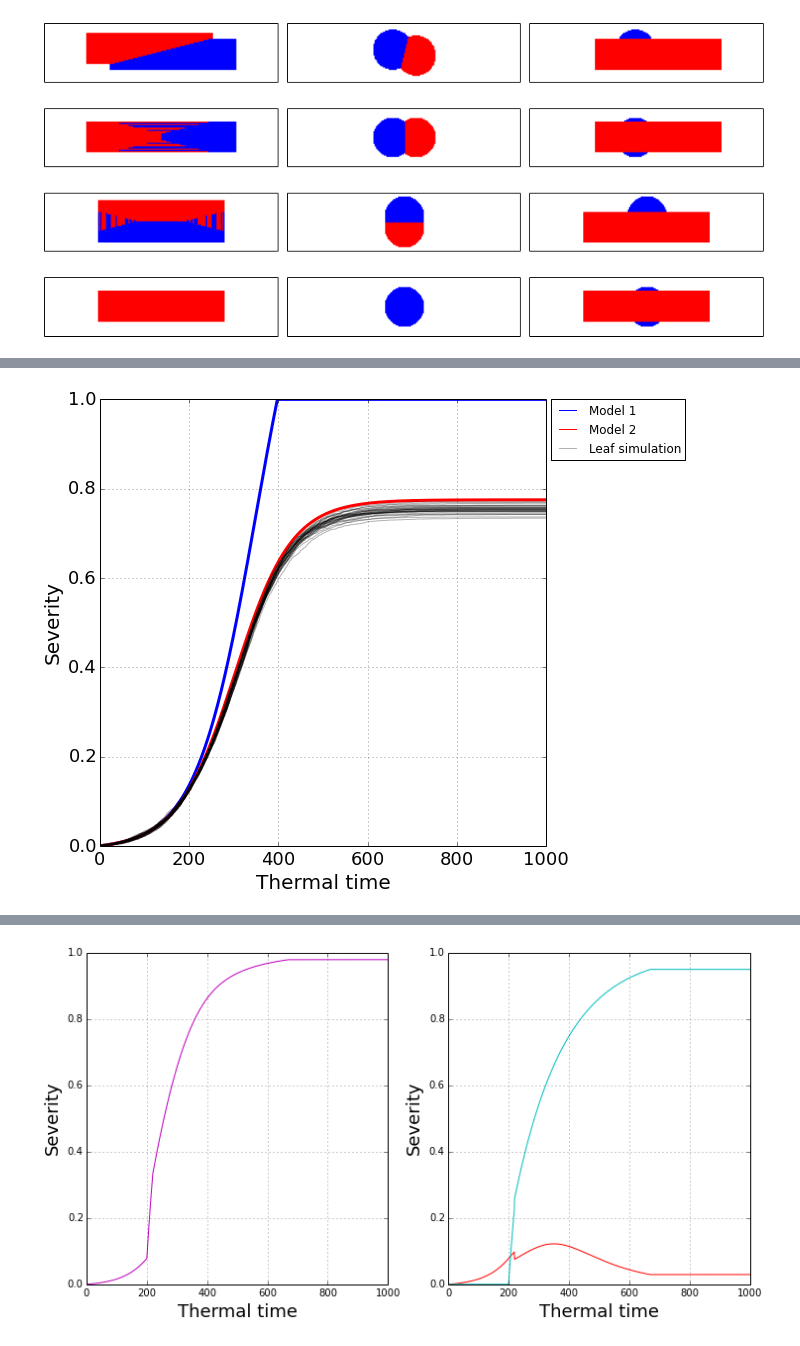
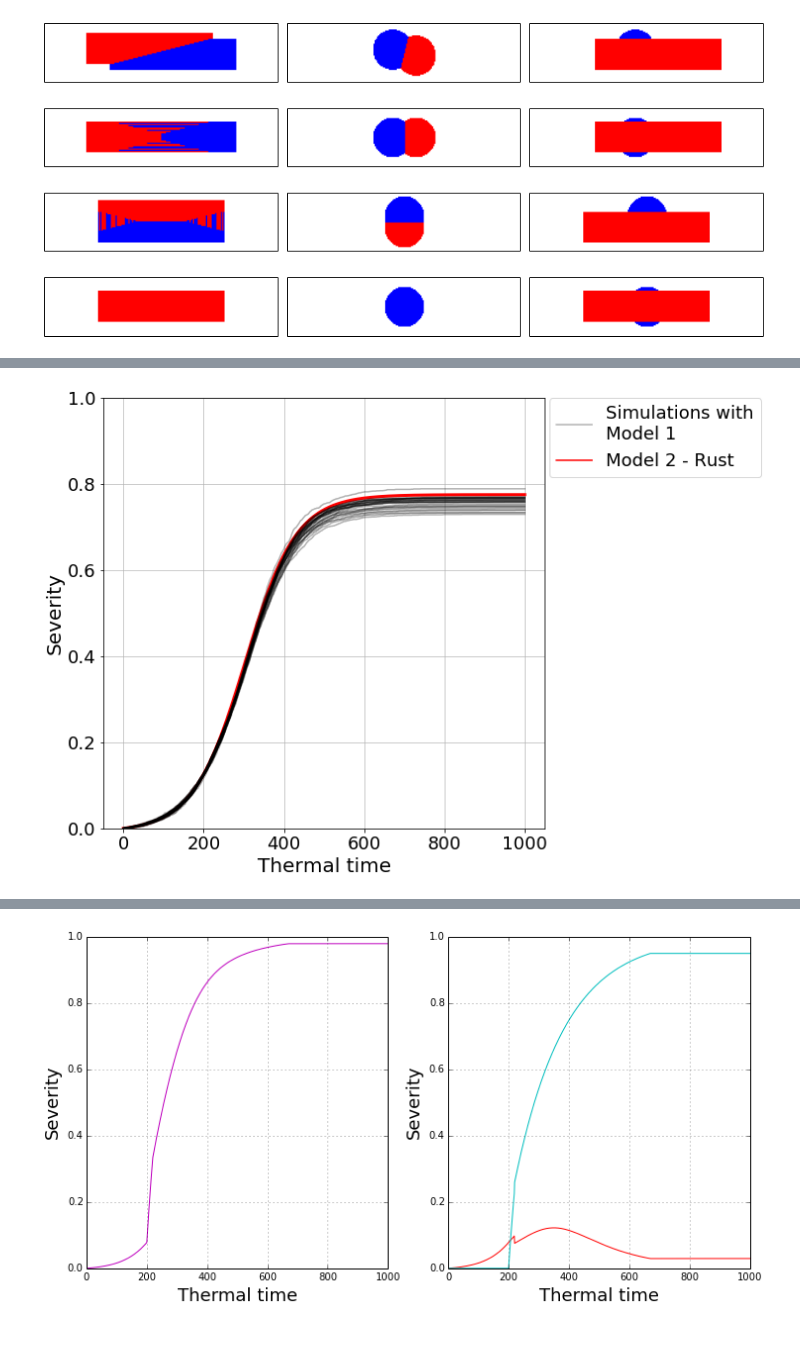
Before and after one commit to openalea-incubator/alep, a Jupyter notebook: example/septo_rust_competition_leaf.ipynb, the cells around one changed output, grey strips where cells are left out. Saved outputs shown, nothing was run; the diff lists cells and outputs as text; code cells hidden in the pictures.

```diff
--- a/example/septo_rust_competition_leaf.ipynb
+++ b/example/septo_rust_competition_leaf.ipynb
@@ -1032,0 +1193,20 @@ def true_area_impacted(nb_lesions, leaf_area, mean_lesion_size):
+# %%
+L, W = 10, 3
+dL, dW = 0.01, 0.01
+leaf = np.zeros((int(L/dL), int(W/dW)), dtype=int)
+X, Y = leaf.shape
+s_leaf = L * W
+nb_steps = 500.
+
+density = 110
+
+lesions = []
+RustLesion.lid = 0
+leaf[:,:]=0
+competition_model = biological_competition
+nb_lesions = s_leaf * density
+leaf = init_lesion(leaf, LesionModel = RustLesion, competition_model = competition_model, n = nb_lesions)
+for lesion in lesions:
+    lesion.growth(dt=nb_steps)
+leaf = competition_model(leaf,lesions)
+plot_leaf(leaf, lesions)
@@ -1036,23 +1218,23 @@ dL, dW = 0.1, 0.1
 leaf = np.zeros((int(L/dL), int(W/dW)), dtype=int)
 X, Y = leaf.shape
 nb_lesions = 500
+s_leaf = L * W
+nb_steps = 1000
 
 # Average approach
-s_leaf = L * W
-nb_steps = 1000
-lesions = [AvgRustLesion(0.5, 0.5) for i in range(nb_lesions)]
-sev_avg = []
-for i in range(nb_steps):
-    s_rust = 0.
-    for l in lesions:
-        s_rust += l.surface
-        l.growth(dt = 1.)
-    demand = sum(l.growth_demand for l in lesions)
-    offer = min(demand, s_leaf - s_rust)
-    for l in lesions:
-        offer_lesion = offer * l.growth_demand / demand if demand > 0. else 0.
-        l.control_growth(offer_lesion)
-    sev_avg.append(float(s_rust) / s_leaf)
+# lesions = [AvgRustLesion(0.5, 0.5) for i in range(nb_lesions)]
+# sev_avg = []
+# for i in range(nb_steps):
+#     s_rust = 0.
+#     for l in lesions:
+#         s_rust += l.surface
+#         l.growth(dt = 1.)
+#     demand = sum(l.growth_demand for l in lesions)
+#     offer = min(demand, s_leaf - s_rust)
+#     for l in lesions:
+#         offer_lesion = offer * l.growth_demand / demand if demand > 0. else 0.
+#         l.control_growth(offer_lesion)
+#     sev_avg.append(float(s_rust) / s_leaf)
 
 # Poisson approach
 lesions = [AvgRustLesion(0.5, 0.5) for i in range(nb_lesions)]
@@ -1070,37 +1252,36 @@ for i in range(nb_steps):
     offer = true_area - s_rust
     for l in lesions:
         offer_lesion = l.growth_demand * offer/total_demand if total_demand>0. else 0.
         l.control_growth(offer_lesion)
     sev_poi.append(float(s_rust) / s_leaf)
 
 # Geom approach
 tries = {k:[] for k in range(30)}
 for k in tries.iterkeys():
     lesions = []
     RustLesion.lid = 0
     leaf[:,:]=0
     competition_model = biological_competition
     leaf = init_lesion(leaf, LesionModel = RustLesion, competition_model = competition_model, n = nb_lesions)
     for i in range(nb_steps):
         for lesion in lesions:
             lesion.growth(dt=1.)
         leaf = competition_model(leaf,lesions)
         tries[k].append(1 - float(sum(leaf==0))/size(leaf))
 
 fig, ax = plt.subplots()
-ax.plot(range(nb_steps), sev_avg, linewidth=3)
+# ax.plot(range(nb_steps), sev_avg, linewidth=3)
 ax.plot(range(nb_steps), sev_poi, 'r', linewidth=3)
 for sev_geom in tries.itervalues():
     ax.plot(range(nb_steps), sev_geom, 'k', alpha = 0.3)
 ax.set_ylim([0, 1])
 ax.set_xlabel('Thermal time', fontsize = 20)
 ax.set_ylabel('Severity', fontsize = 20)
 ax.grid(alpha=0.8)
-proxys = [plt.Line2D((0,1),(0,0), color='b'),
-         plt.Line2D((0,1),(0,0), color='r'),
-         plt.Line2D((0,1),(0,0), color='k', alpha=0.3)]
-labels = ['Model 1', 'Model 2', 'Leaf simulation']
-ax.legend(proxys, labels, bbox_to_anchor=(1.01, 1), loc=2, borderaxespad=0.)
+proxys = [plt.Line2D((0,1),(0,0), color='k', alpha=0.3),
+          plt.Line2D((0,1),(0,0), color='r')]
+labels = ['Simulations with\nModel 1', 'Model 2 - Rust']
+ax.legend(proxys, labels, bbox_to_anchor=(1.01, 1), loc=2, borderaxespad=0., fontsize=18)
 ax.tick_params(axis='both', labelsize=18)
 # %% [output]
-[figure, old version]
+[figure, new version]
```
Also changed, not shown: parts of 14 cells of this notebook, 5 other files.
